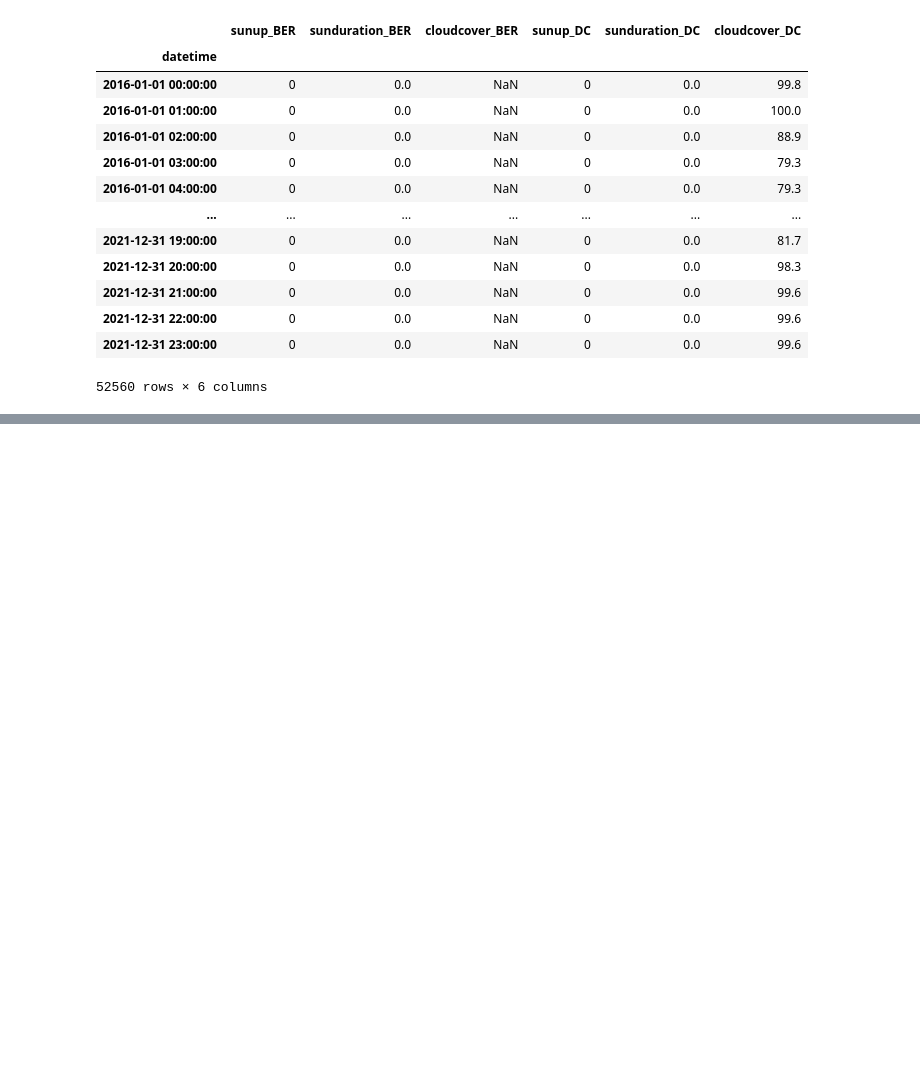
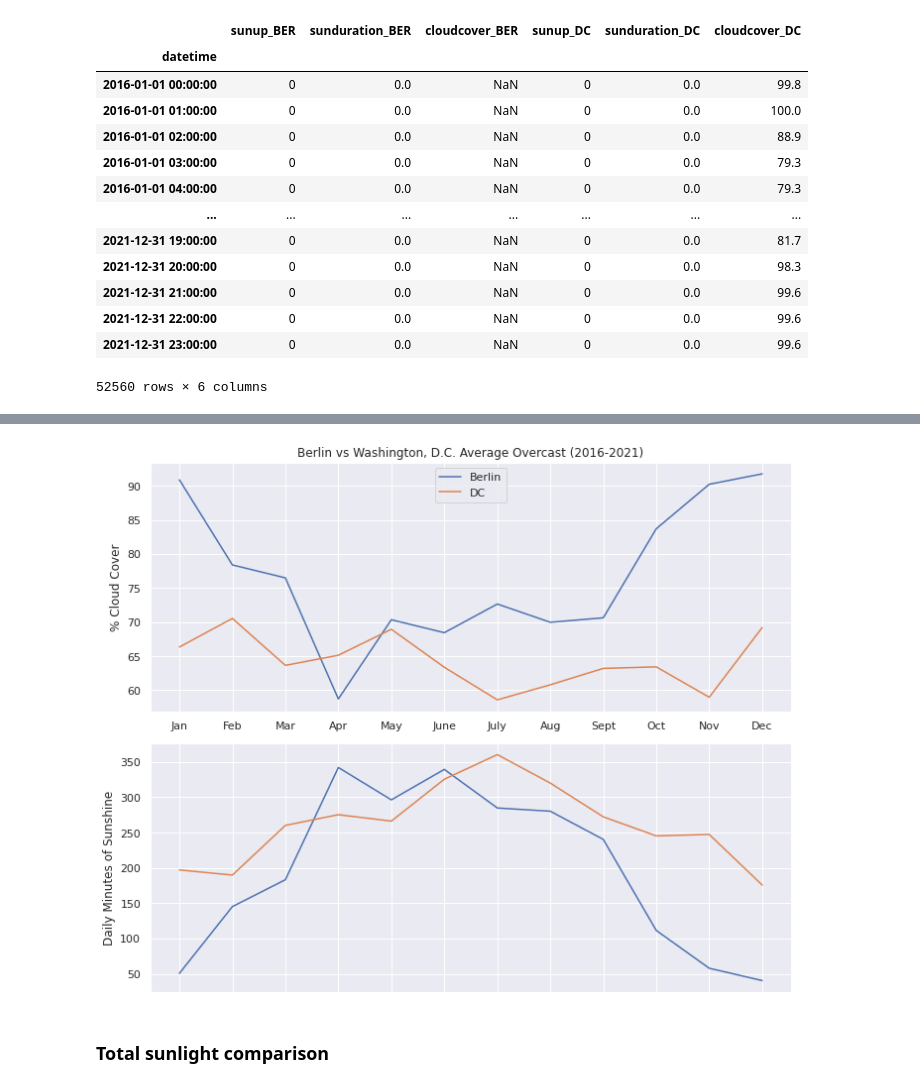
Before and after one commit to yasp-g/portfolio, a Jupyter notebook: Berlin-vs-DC-overcast-visualization/BER-DC-overcast.ipynb, the cells around one changed output, grey strips where cells are left out. Drawn from its saved outputs; the diff is of its cells as text; code cells hidden in the pictures; blank space fills up the shorter version.

```diff
--- a/Berlin-vs-DC-overcast-visualization/BER-DC-overcast.ipynb
+++ b/Berlin-vs-DC-overcast-visualization/BER-DC-overcast.ipynb
@@ -999,0 +697,28 @@ points: [[[0.00000000e+00 1.00000000e+00]]
+# %%
+fig1, (ax1, ax2) = plt.subplots(2, figsize=(10, 8))
+
+x_pos = list(range(1, 13))
+months = ["Jan", "Feb", "Mar", "Apr", "May", "June", "July", "Aug", "Sept", "Oct", "Nov", "Dec"]
+ax1.set_xticks(x_pos)
+ax1.set_xticklabels(months)
+
+sns.lineplot(data=clouds_month_BER, x=x_pos, y='cloudcover_BER', ax=ax1, label='Berlin', legend=False)
+sns.lineplot(data=clouds_month_DC, x=x_pos, y='cloudcover_DC', ax=ax1, label='DC', legend=False)
+ax1.set_ylabel("% Cloud Cover")
+ax1.set_title("Berlin vs Washington, D.C. Average Overcast (2016-2021)")
+
+sns.lineplot(data=sundur_month_BER, x=x_pos, y='sunduration_BER', ax=ax2, label='Berlin', legend=False)
+sns.lineplot(data=sundur_month_DC, x=x_pos, y='sunduration_DC', ax=ax2, label='DC', legend=False)
+ax2.set_ylabel("Daily Minutes of Sunshine")
+ax2.set_xticks(x_pos)
+ax2.set_xticklabels([])
+
+ax1.legend(loc='upper center')
+
+plt.tight_layout()
+
+# plt.savefig('Average Percent Cloud Cover by Month.png')
+# %% [output]
+[figure, added]
+# %% [markdown]
+### Total sunlight comparison
```
Also changed, not shown: parts of 81 cells of this notebook.
